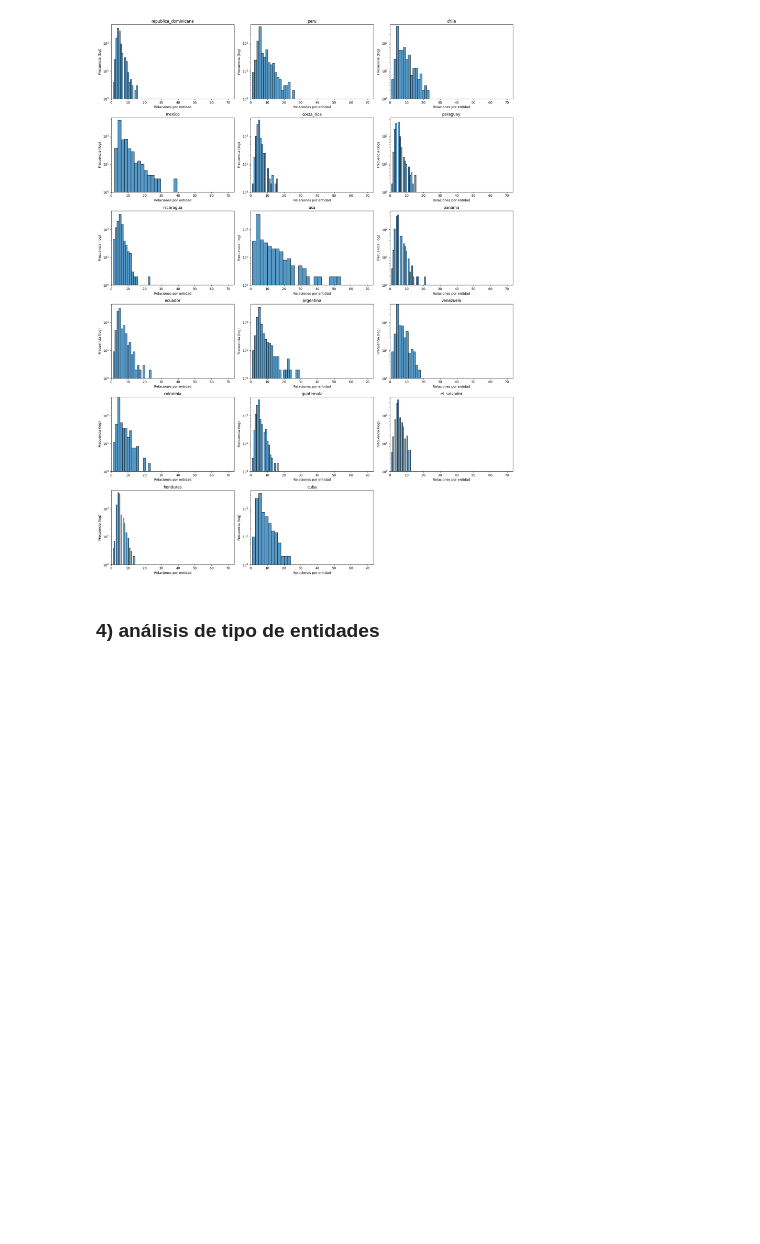
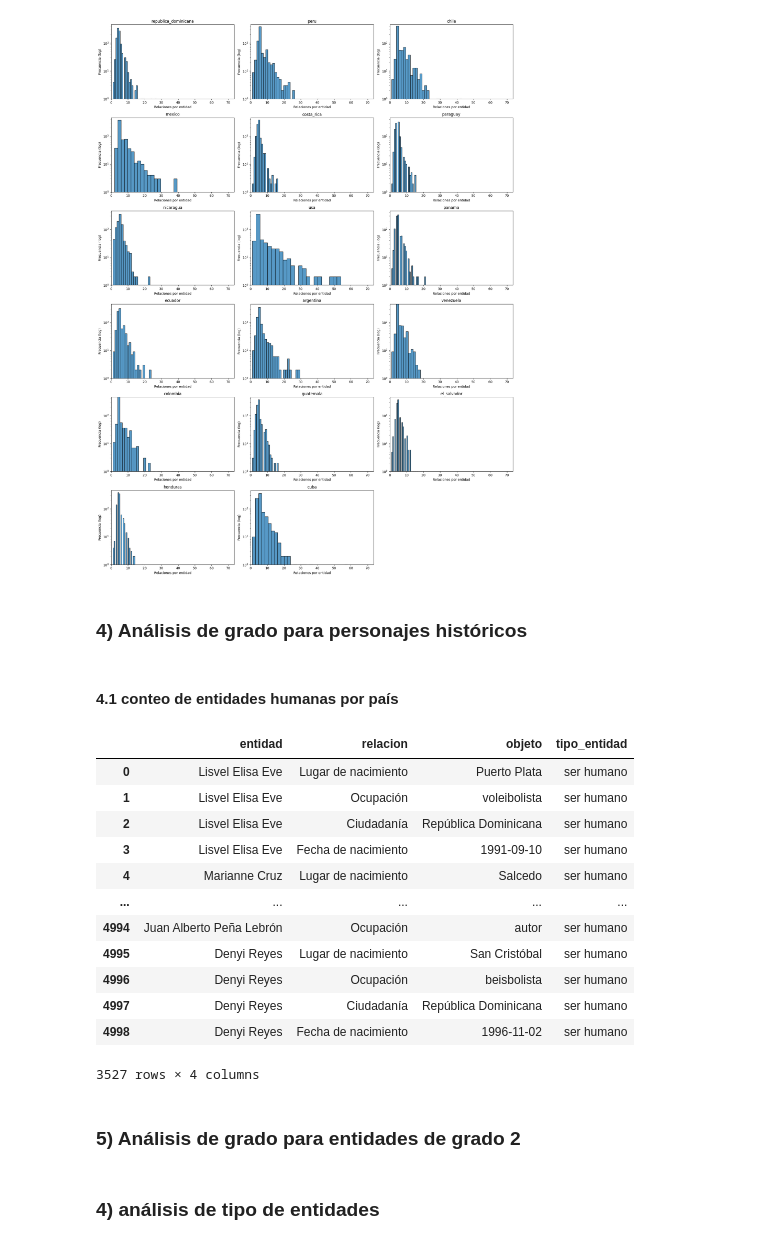
Before and after one commit to JuanHernandez-uc/Proyecto-IA-Gen, a Jupyter notebook: Analisis de datos/analisis_exploratorio.ipynb, the cells around one changed output. Drawn from its saved outputs; the diff is of its cells as text; code cells hidden in the pictures; blank space fills up the shorter version.

```diff
--- a/Analisis de datos/analisis_exploratorio.ipynb
+++ b/Analisis de datos/analisis_exploratorio.ipynb
@@ -95,3 +97,7 @@ def relations_per_entity_hist_all():
 relations_per_entity_hist_all()
 # %% [output]
 [figure]
+# %% [markdown]
+### 4) Análisis de grado para personajes históricos
+# %% [markdown]
+#### 4.1 conteo de entidades humanas por país
@@ -98,2 +133,20 @@ relations_per_entity_hist_all()
+# %%
+personajes_por_pais['republica_dominicana'] # fijate que si haces un group by count puedes ver el grado de cada personaje. Luego grado promedio
+# %% [output]
+|  | entidad | relacion | objeto | tipo_entidad |
+| 0 | Lisvel Elisa Eve | Lugar de nacimiento | Puerto Plata | ser humano |
+| 1 | Lisvel Elisa Eve | Ocupación | voleibolista | ser humano |
+| 2 | Lisvel Elisa Eve | Ciudadanía | República Dominicana | ser humano |
+| 3 | Lisvel Elisa Eve | Fecha de nacimiento | 1991-09-10 | ser humano |
+| 4 | Marianne Cruz | Lugar de nacimiento | Salcedo | ser humano |
+| ... | ... | ... | ... | ... |
+| 4994 | Juan Alberto Peña Lebrón | Ocupación | autor | ser humano |
+| 4995 | Denyi Reyes | Lugar de nacimiento | San Cristóbal | ser humano |
+| 4996 | Denyi Reyes | Ocupación | beisbolista | ser humano |
+| 4997 | Denyi Reyes | Ciudadanía | República Dominicana | ser humano |
+| 4998 | Denyi Reyes | Fecha de nacimiento | 1996-11-02 | ser humano |
+3527 rows × 4 columns
+# %% [markdown]
+### 5) Análisis de grado para entidades de grado 2
 # %% [markdown]
 ### 4) análisis de tipo de entidades
```
Also changed, not shown: parts of 7 cells of this notebook.
